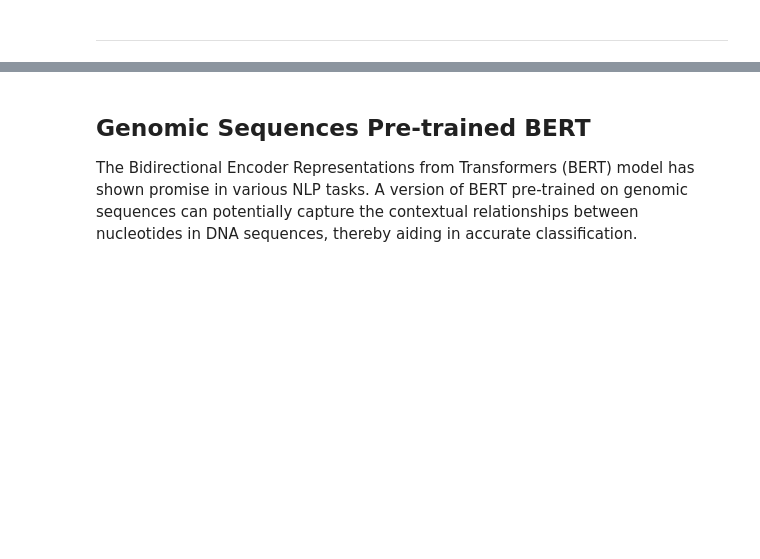
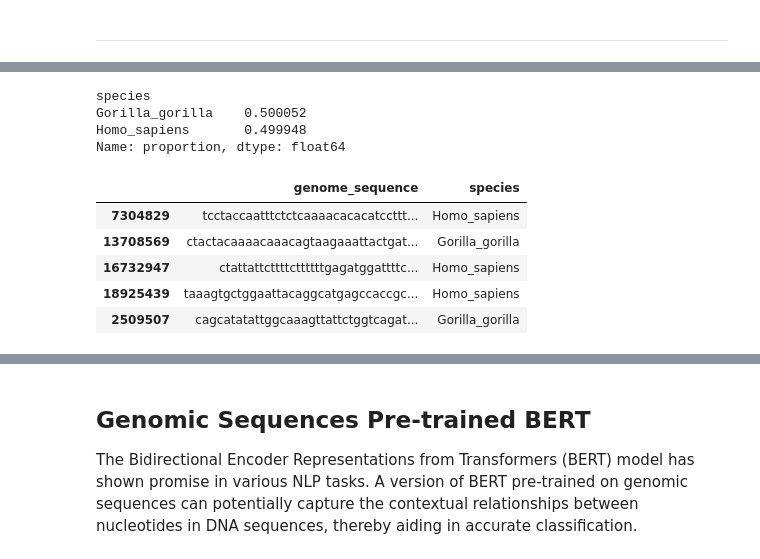
Before and after one commit to rnudb/PROJET-MLBIO, a Jupyter notebook: mlbio.ipynb, the cells around one changed output, grey strips where cells are left out. Drawn from its saved outputs; the diff is of its cells as text; code cells hidden in the pictures; blank space fills up the shorter version.

```diff
--- a/mlbio.ipynb
+++ b/mlbio.ipynb
@@ -711,0 +725,20 @@ The 1D conv model seem to be adapting better to the data. However the stillness
+# %%
+# Load the data
+train_data = pd.read_csv('./data/train.csv',usecols=['genome_sequence','species'])
+train_data = train_data.sample(n=500000)
+species_counts = train_data['species'].value_counts(normalize=True)
+print(species_counts)
+# %% [output]
+species
+Gorilla_gorilla    0.500052
+Homo_sapiens       0.499948
+Name: proportion, dtype: float64
+# %%
+train_data.head()
+# %% [output]
+|  | genome_sequence | species |
+| 7304829 | tcctaccaatttctctcaaaacacacatccttt... | Homo_sapiens |
+| 13708569 | ctactacaaaacaaacagtaagaaattactgat... | Gorilla_gorilla |
+| 16732947 | ctattattcttttcttttttgagatggattttc... | Homo_sapiens |
+| 18925439 | taaagtgctggaattacaggcatgagccaccgc... | Homo_sapiens |
+| 2509507 | cagcatatattggcaaagttattctggtcagat... | Gorilla_gorilla |
```
Also changed, not shown: parts of 15 cells of this notebook.
